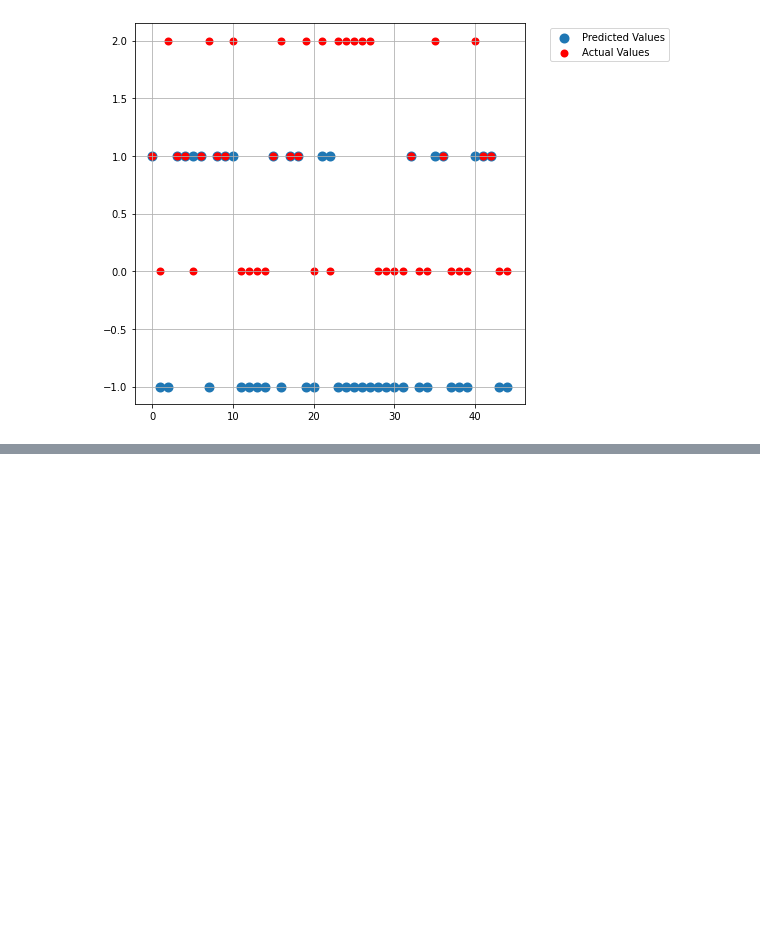
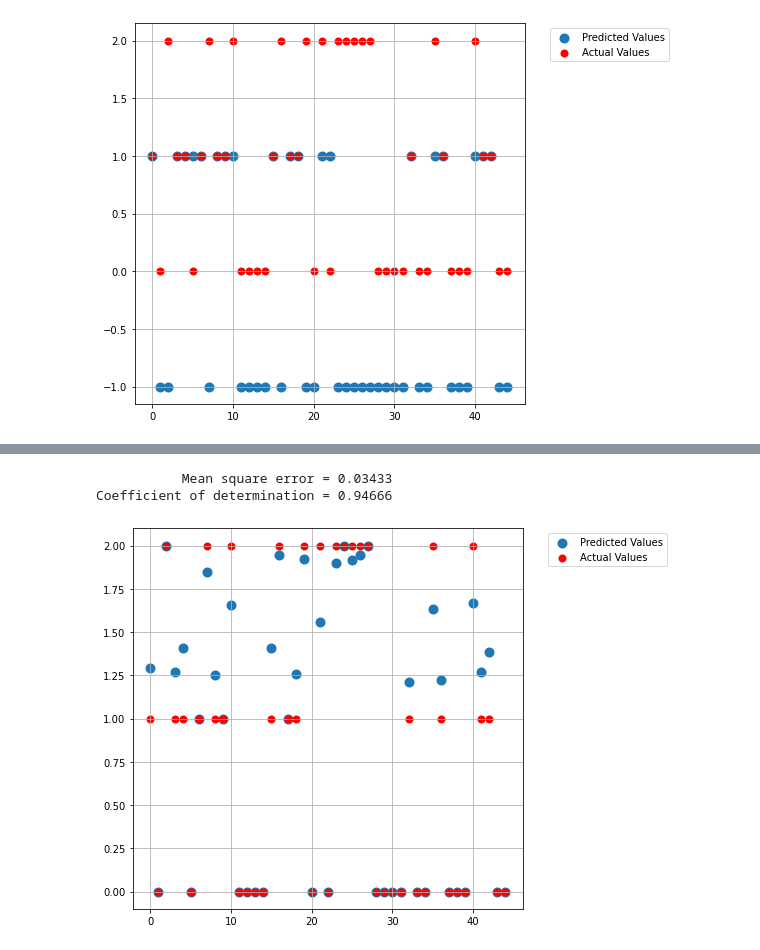
Before and after one commit to solothinker/ML-DL-Xperiments, a Jupyter notebook: Iris-Xperiments/Iris_Data.ipynb, the cells around one changed output, grey strips where cells are left out. Saved outputs shown, nothing was run; the diff lists cells and outputs as text; code cells hidden in the pictures; blank space fills up the shorter version.

```diff
--- a/Iris-Xperiments/Iris_Data.ipynb
+++ b/Iris-Xperiments/Iris_Data.ipynb
@@ -703,0 +778,7 @@ Coefficient of determination = -1.36842
+# %%
+model = neighbors.RadiusNeighborsRegressor(algorithm='kd_tree')
+scoreData(model)
+# %% [output]
+           Mean square error = 0.03433
+Coefficient of determination = 0.94666
+[figure, added]
```
Also changed, not shown: parts of 35 cells of this notebook.
